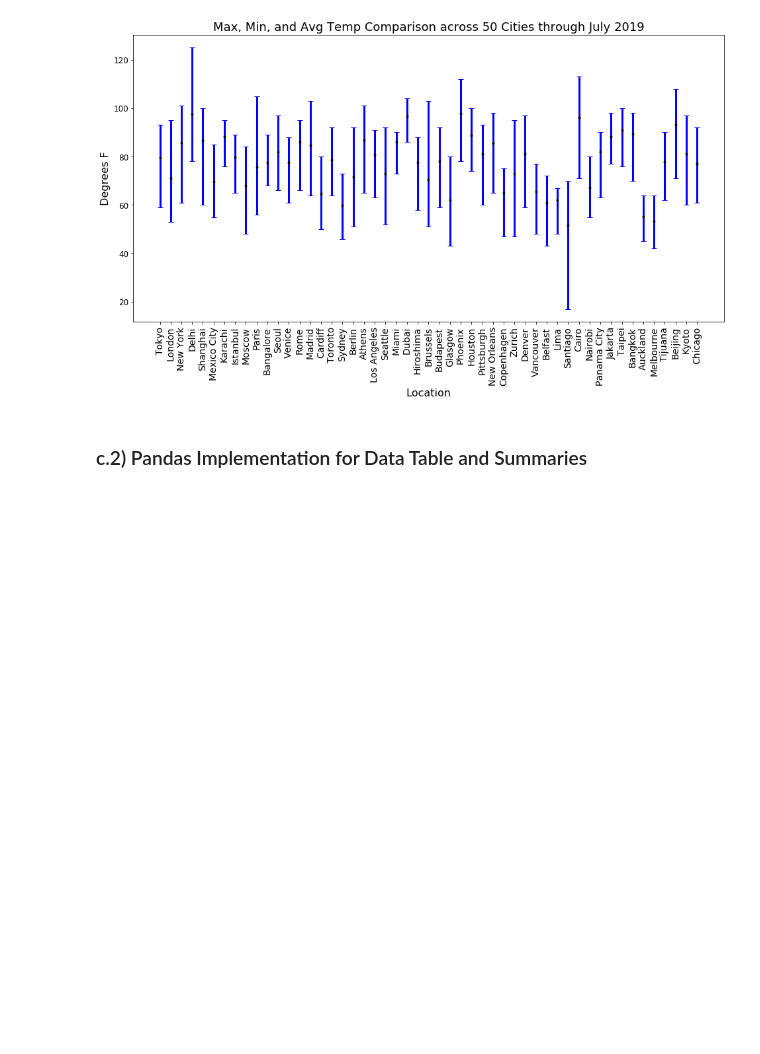
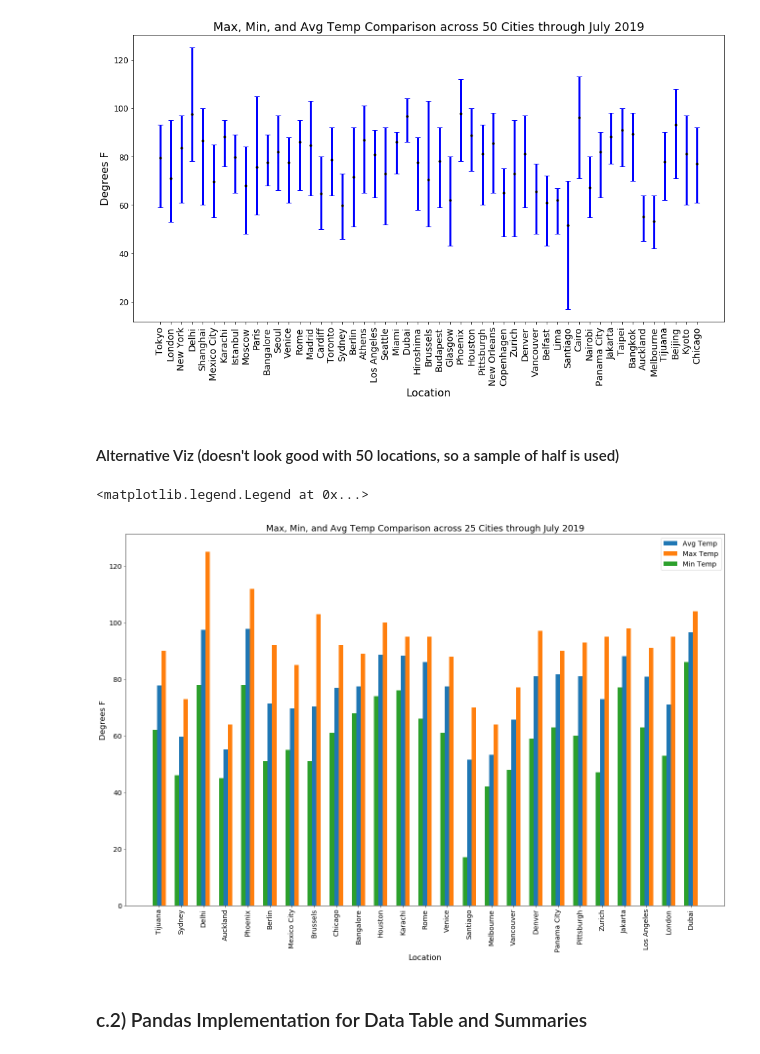
Before and after one commit to pspatel2/MSiA422_Assignments, a Jupyter notebook: HW3/msia_422_hw3_cleaned.ipynb, the cells around one changed output. Drawn from its saved outputs; the diff is of its cells as text; code cells hidden in the pictures; blank space fills up the shorter version.

Commit message:
Added stacked bar chart plot as alt viz

```diff
--- a/HW3/msia_422_hw3_cleaned.ipynb
+++ b/HW3/msia_422_hw3_cleaned.ipynb
@@ -169,6 +169,46 @@ plt.title('Max, Min, and Avg Temp Comparison across 50 Cities through July 2019'
 # %% [output]
 Text(0.5, 1.0, 'Max, Min, and Avg Temp Comparison across 50 Cities through July 2019')
 [figure]
+# %% [markdown]
+#### Alternative Viz (doesn't look good with 50 locations, so a sample of half is used)
+# %%
+import random
+grouped_sample = random.sample(grouped_list, 25)
+sample_locs = []
+for item in grouped_sample:
+    sample_locs.append(item['location'])
+min_temps_samp = []
+max_temps_samp = []
+avg_temps_samp = []
+
+for loc in grouped_sample:
+    max_temps_samp.append(loc['maxtempF'])
+    min_temps_samp.append(loc['mintempF'])
+    avg_temps_samp.append(loc['avgtempF'])
+
+plt.figure(figsize=(22,14))
+ind = list(range(len(sample_locs)))
+width = 0.20
+ticks_ind = [x for x in ind]
+
+
+plt.xticks(ticks_ind, sample_locs,rotation = 90,fontsize=14)
+plt.xlabel('Location',fontsize=16)
+plt.ylabel('Degrees F',fontsize=16)
+plt.yticks(fontsize=14)
+plt.bar(ind,avg_temps_samp,width=width,label='Avg Temp')
+
+res_ind = [x + width for x in ind]
+plt.bar(res_ind, max_temps_samp, width=width,label='Max Temp')
+
+res_ind2 = [x - width for x in ind]
+plt.bar(res_ind2, min_temps_samp, width=width,label='Min Temp')
+
+plt.title('Max, Min, and Avg Temp Comparison across 25 Cities through July 2019', fontsize=18)
+plt.legend(fontsize=14)
+# %% [output]
+<matplotlib.legend.Legend at 0x...>
+[figure, added]
 # %% [markdown]
 ### c.2) Pandas Implementation for Data Table and Summaries
 # %%
```
Also changed, not shown: parts of 8 cells of this notebook.
